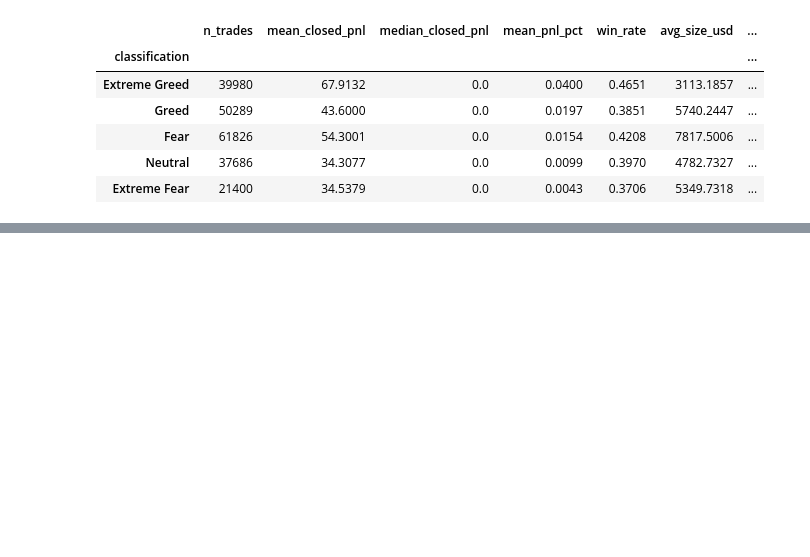
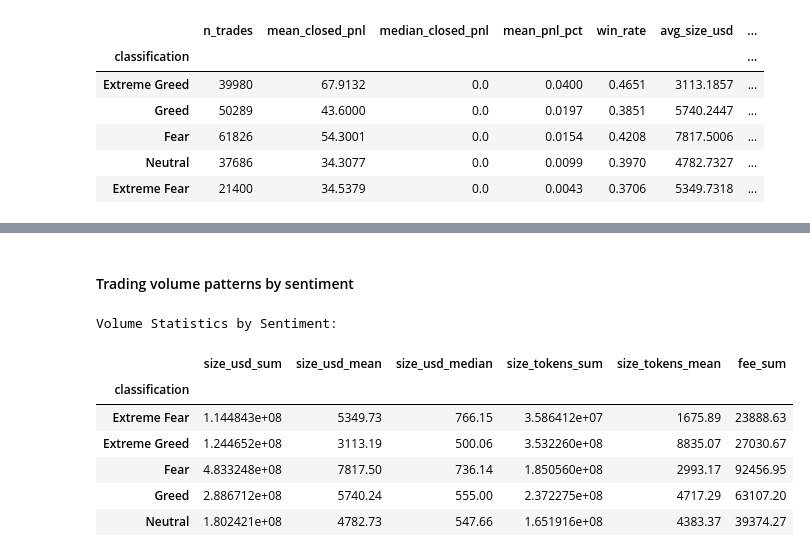
Before and after one commit to amruthaparola/trader-behavior-insights, a Jupyter notebook: ds_amrutha_parola/Trader_Sentiment_Analysis.ipynb, the cells around one changed output, grey strips where cells are left out. Saved outputs shown, nothing was run; the diff lists cells and outputs as text; code cells hidden in the pictures; blank space fills up the shorter version.

```diff
--- a/ds_amrutha_parola/Trader_Sentiment_Analysis.ipynb
+++ b/ds_amrutha_parola/Trader_Sentiment_Analysis.ipynb
@@ -336,3 +344,25 @@ Interpretation:
 - Traders tend to take higher risks (and larger profits) during Extreme Greed phases.
 
 - During Fear, they reduce position size and profitability.
+# %% [markdown]
+ #### Trading volume patterns by sentiment
+# %%
+# Total volume traded per sentiment
+volume_by_sentiment = merged_df.groupby('classification').agg({
+    'size_usd': ['sum', 'mean', 'median'],
+    'size_tokens': ['sum', 'mean'],
+    'fee': 'sum'
+}).round(2)
+
+volume_by_sentiment.columns = ['_'.join(col).strip() for col in volume_by_sentiment.columns]
+print("\nVolume Statistics by Sentiment:")
+display(volume_by_sentiment)
+# %% [output]
+Volume Statistics by Sentiment:
+|  | size_usd_sum | size_usd_mean | size_usd_median | size_tokens_sum | size_tokens_mean | fee_sum |
+| classification |  |  |  |  |  |  |
+| Extreme Fear | 1.144843e+08 | 5349.73 | 766.15 | 3.586412e+07 | 1675.89 | 23888.63 |
+| Extreme Greed | 1.244652e+08 | 3113.19 | 500.06 | 3.532260e+08 | 8835.07 | 27030.67 |
+| Fear | 4.833248e+08 | 7817.50 | 736.14 | 1.850560e+08 | 2993.17 | 92456.95 |
+| Greed | 2.886712e+08 | 5740.24 | 555.00 | 2.372275e+08 | 4717.29 | 63107.20 |
+| Neutral | 1.802421e+08 | 4782.73 | 547.66 | 1.651916e+08 | 4383.37 | 39374.27 |
```
Also changed, not shown: parts of 4 cells of this notebook, 1 other file.
